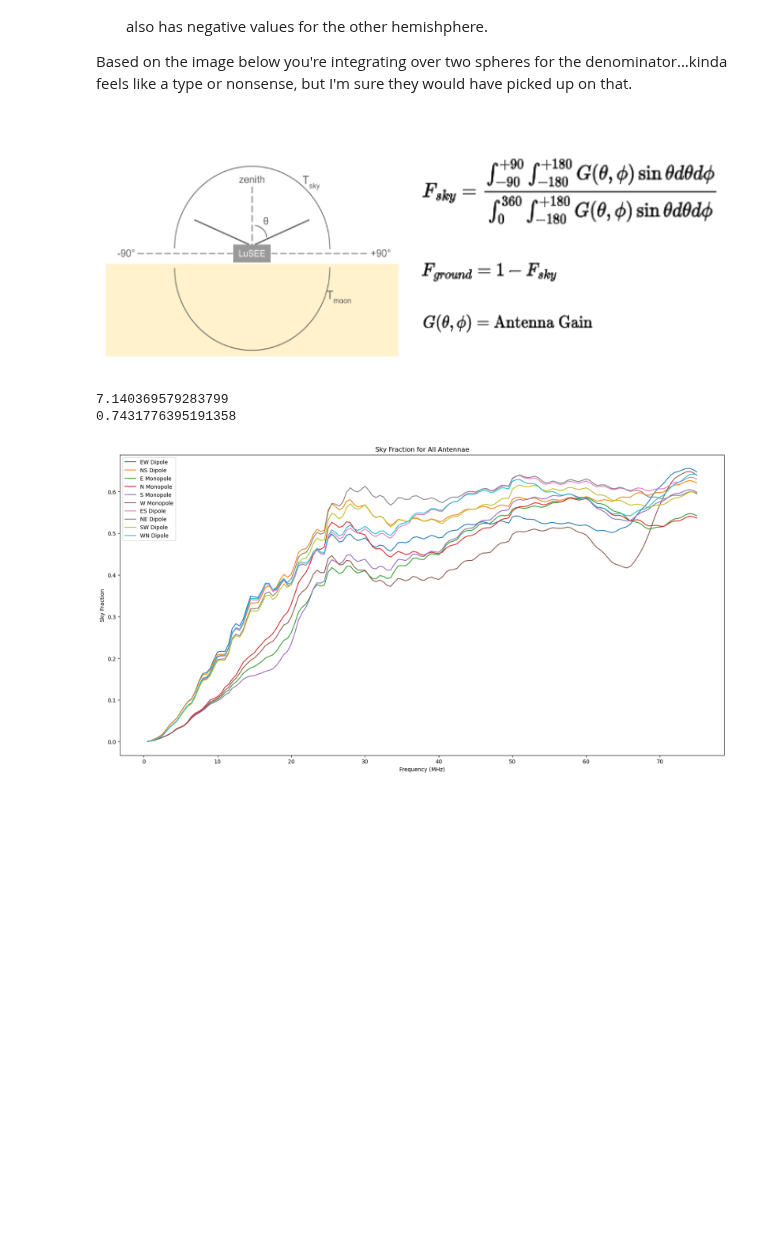
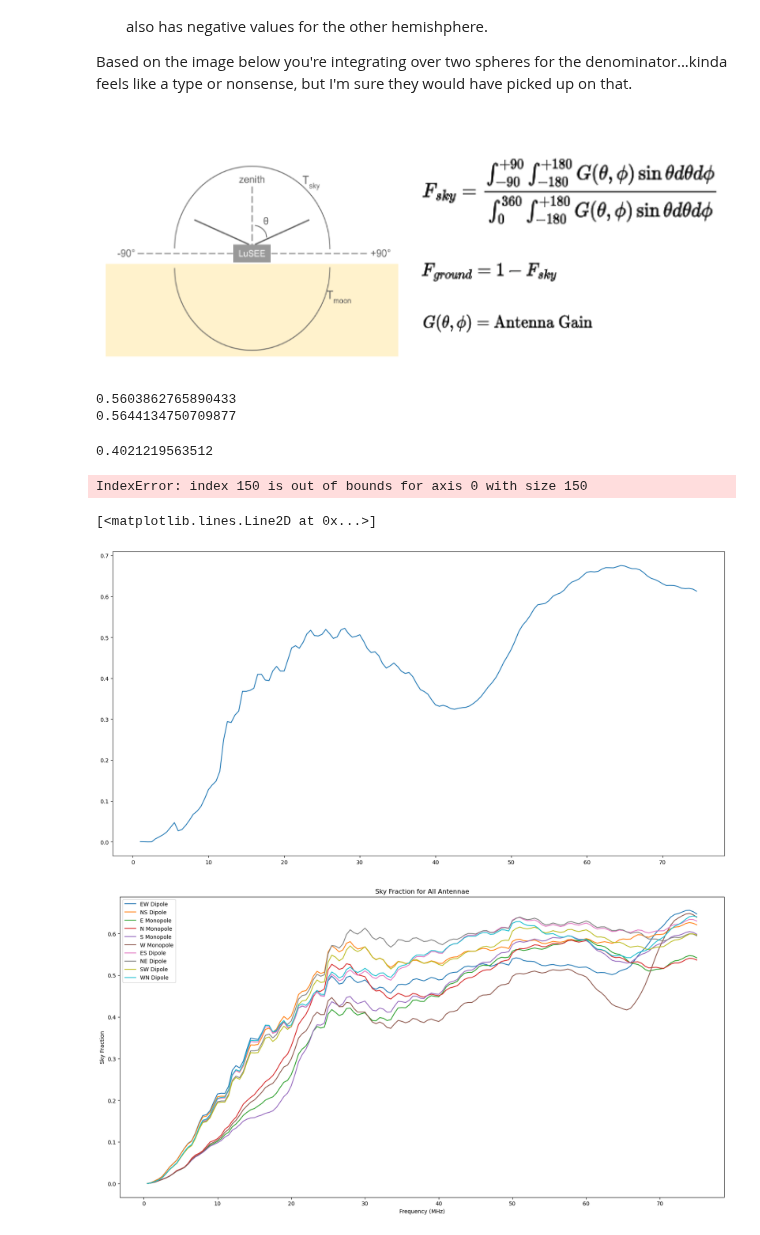
Before and after one commit to daba9359/LuCEE-Night_Simulation, a Jupyter notebook: Beam_weighted_foreground/Simulating_Beam_Weighted_Foreground.ipynb, the cells around one changed output. Drawn from its saved outputs; the diff is of its cells as text; code cells hidden in the pictures; blank space fills up the shorter version.

```diff
--- a/Beam_weighted_foreground/Simulating_Beam_Weighted_Foreground.ipynb
+++ b/Beam_weighted_foreground/Simulating_Beam_Weighted_Foreground.ipynb
@@ -452,13 +454,14 @@ def kaja_beam_processing (file,standard_normalization=True,delta=1):
     return new_beam, old_beam, beam_function, sky_fraction
 # %%
-file = "/home/dbarker7752/21_cm_group/Kaja_Beams/dipole_NS_Phase180deg/GainPlot_02_dipole_NS_Phase180deg/GainPlot_02_30000kHz_dipole_NS_Phase180deg.csv"
+file = "/home/dbarker7752/21_cm_group/Kaja_Beams/dipole_NS_Phase180deg/GainPlot_02_dipole_NS_Phase180deg/GainPlot_02_20000kHz_dipole_NS_Phase180deg.csv"
 test_beam_raw = kaja_beam_processing(file,True)
-print(test_beam_raw[0].transpose()[2].sum())
+print(test_beam_raw[0].transpose()[2].sum()/(360*180)*4*np.pi)
 print(test_beam_raw[1].transpose()[2].sum()/(360*180))
-#test_beam_raw[0].transpose()[2].sum()
+test_beam_raw[3]
 # %% [output]
-7.140369579283799
-0.7431776395191358
+0.5603862765890433
+0.5644134750709877
+0.4021219563512
 # %%
 def sky_fraction_array (path_base,path_difference,path_end):
     """Calculates the sky fraction for for the range of fequencies of a specific antenna
@@ -559,3 +567,16 @@ skyfrac_dipole_WN_p180 = sky_fraction_array(pathbase_dipole_WN_p180,path_differe
+# %%
+skyfrac_dipole_old[150]
+# %% [output]
+IndexError: index 150 is out of bounds for axis 0 with size 150
+# %%
+fig, ax = plt.subplots()
+fig.set_figheight(10)
+fig.set_figwidth(20)
+x = np.arange(0.5,75.5,0.5)
+plt.plot(x[1:149],skyfrac_dipole_old[1:149],label = "Old Dipole")
+# %% [output]
+[<matplotlib.lines.Line2D at 0x...>]
+[figure, added]
 # %%
 # Plot the sky fractions
 fig, ax = plt.subplots()
```
Also changed, not shown: parts of 15 cells of this notebook.
